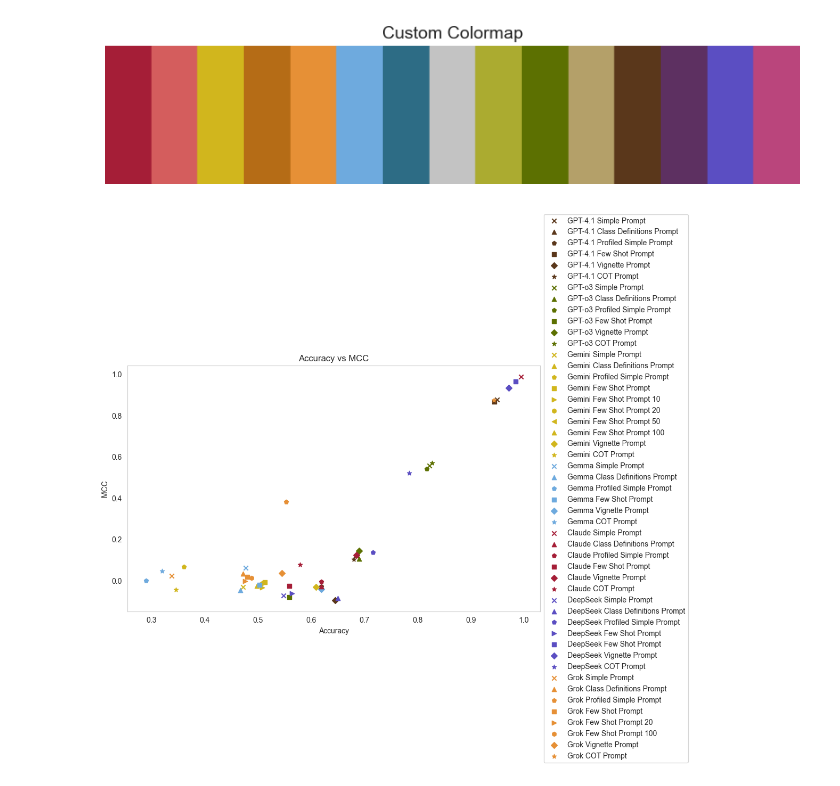
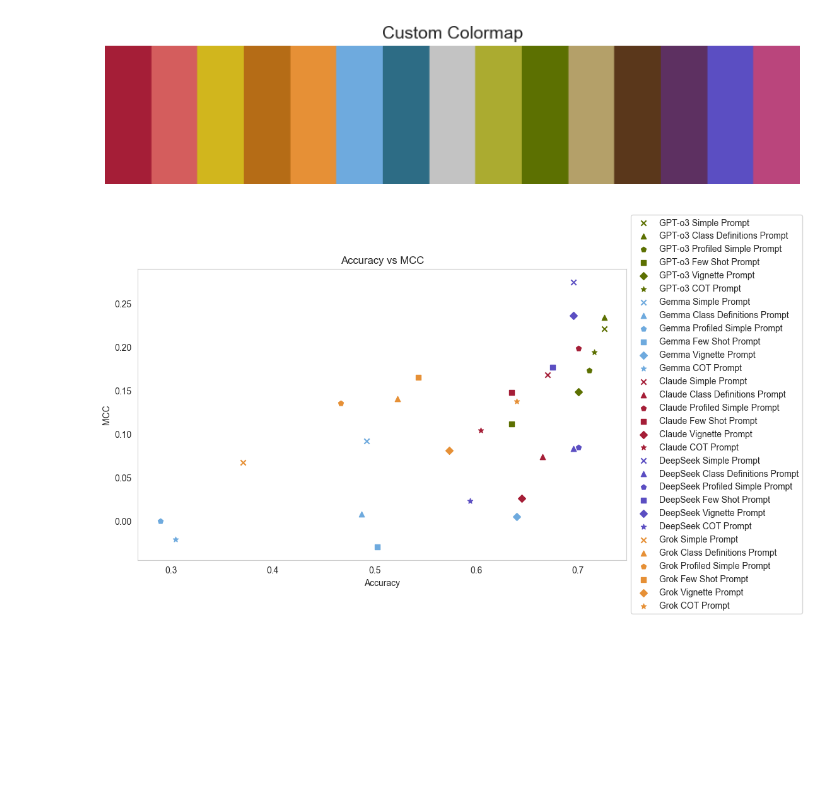
Before and after one commit to kimmizi/master_thesis, a Jupyter notebook: exp/00_Data_Manipulation.ipynb, the cells around one changed output. Cells and saved outputs as stored; diff of their text form; code cells hidden in the pictures; blank space fills up the shorter version.

Commit message:
Excl data train test, concatenate

```diff
--- a/exp/00_Data_Manipulation.ipynb
+++ b/exp/00_Data_Manipulation.ipynb
@@ -71,6 +13,6 @@ ImportError: numpy.core.umath failed to import
 # %%
 data = pd.read_csv("../dat/dips/DIPS_Data.csv", sep = ",", low_memory = False)
-data_change = pd.read_csv("../dat/dips/DIPS_Data_cleaned_change.csv", sep = ",", low_memory = False)
+data_change = pd.read_csv("../dat/dips/DIPS_Data_cleaned_change_idx.csv", sep = ",", low_memory = False)
 data_change_excl = pd.read_csv("../dat/dips/DIPS_Data_cleaned_change_excl.csv", sep = ",", low_memory = False)
 with open("../dat/dips/indices_k1_not_space.txt", "r") as f:
     excl_indices = [int(line.strip()) for line in f.readlines()]
@@ -877,0 +307,4 @@ metrics_Grok_cot_prompt = calculate_metrics(y_test, data_Grok_cot_prompt)
+# %%
+data_change["idx"] = range(len(data_change))
+data_change.set_index("idx", inplace = True)
+data_change
@@ -878,3 +438,17 @@ metrics_Grok_cot_prompt = calculate_metrics(y_test, data_Grok_cot_prompt)
+# %%
+data_DeepSeek_simple_prompt, metrics_DeepSeek_simple_prompt = whole_df(X_train_DeepSeek_simple_prompt, y_pred_DeepSeek_simple_prompt)
+data_DeepSeek_class_def_prompt, metrics_DeepSeek_class_def_prompt = whole_df(X_train_DeepSeek_class_def_prompt, y_pred_DeepSeek_class_def_prompt)
+data_DeepSeek_profiled_simple_prompt, metrics_DeepSeek_profiled_simple_prompt = whole_df(X_train_DeepSeek_profiled_simple_prompt, y_pred_DeepSeek_profiled_simple_prompt)
+data_DeepSeek_few_shot_prompt, metrics_DeepSeek_few_shot_prompt = whole_df(X_train_DeepSeek_few_shot_prompt, y_pred_DeepSeek_few_shot_prompt)
+data_DeepSeek_vignette_prompt, metrics_DeepSeek_vignette_prompt = whole_df(X_train_DeepSeek_vignette_prompt, y_pred_DeepSeek_vignette_prompt)
+data_DeepSeek_cot_prompt, metrics_DeepSeek_cot_prompt = whole_df(X_train_DeepSeek_cot_prompt, y_pred_DeepSeek_cot_prompt)
+# %%
+data_Grok_simple_prompt, metrics_Grok_simple_prompt = whole_df(X_train_Grok_simple_prompt, y_pred_Grok_simple_prompt)
+data_Grok_class_def_prompt, metrics_Grok_class_def_prompt = whole_df(X_train_Grok_class_def_prompt, y_pred_Grok_class_def_prompt)
+data_Grok_profiled_simple_prompt, metrics_Grok_profiled_simple_prompt = whole_df(X_train_Grok_profiled_simple_prompt, y_pred_Grok_profiled_simple_prompt)
+data_Grok_few_shot_prompt, metrics_Grok_few_shot_prompt = whole_df(X_train_Grok_few_shot_prompt, y_pred_Grok_few_shot_prompt)
+data_Grok_vignette_prompt, metrics_Grok_vignette_prompt = whole_df(X_train_Grok_vignette_prompt, y_pred_Grok_vignette_prompt)
+data_Grok_cot_prompt, metrics_Grok_cot_prompt = whole_df(X_train_Grok_cot_prompt, y_pred_Grok_cot_prompt)
 # %% [markdown]
 ## Visualizations
 # %%
@@ -913,30 +487,16 @@ plt.show()
 # plot all simple prompts for LLMs: MCC vs Accuracy
 plt.figure(figsize = (10, 6))
 
-plt.scatter(metrics_GPT_4_simple_prompt["accuracy"], metrics_GPT_4_simple_prompt["mcc"], label = "GPT-4.1 Simple Prompt", color = hex_colors[11], marker = "x")
-plt.scatter(metrics_GPT_4_class_def_prompt["accuracy"], metrics_GPT_4_class_def_prompt["mcc"], label = "GPT-4.1 Class Definitions Prompt", color = hex_colors[11], marker = "^")
-plt.scatter(metrics_GPT_4_profiled_simple_prompt["accuracy"], metrics_GPT_4_profiled_simple_prompt["mcc"], label = "GPT-4.1 Profiled Simple Prompt", color = hex_colors[11], marker = "p")
-plt.scatter(metrics_GPT_4_few_shot_prompt["accuracy"], metrics_GPT_4_few_shot_prompt["mcc"], label = "GPT-4.1 Few Shot Prompt", color = hex_colors[11], marker = "s")
-plt.scatter(metrics_GPT_4_vignette_prompt["accuracy"], metrics_GPT_4_vignette_prompt["mcc"], label = "GPT-4.1 Vignette Prompt", color = hex_colors[11], marker = "D")
-plt.scatter(metrics_GPT_4_cot_prompt["accuracy"], metrics_GPT_4_cot_prompt["mcc"], label = "GPT-4.1 COT Prompt", color = hex_colors[11], marker = "*")
+# plt.scatter(metrics_lr_excl["accuracy"], metrics_lr_excl["mcc"], label = "Logistic Regression", color = hex_colors[7], marker = "o")
+# plt.scatter(metrics_knn_excl["accuracy"], metrics_knn_excl["mcc"], label = "KNN", color = hex_colors[0], marker = "o")
+# plt.scatter(metrics_nb_excl["accuracy"], metrics_nb_excl["mcc"], label = "Naive Bayes", color = hex_colors[9], marker = "o")
 
 plt.scatter(metrics_GPT_o3_simple_prompt["accuracy"], metrics_GPT_o3_simple_prompt["mcc"], label = "GPT-o3 Simple Prompt", color = hex_colors[9], marker = "x")
-plt.scatter(metrics_GPT_o3_class_def_prompt["accuracy"], metrics_GPT_o3_class_def_prompt["mcc"], label = "GPT-o3 Class Definitions Prompt", color = hex_colors[9], marker = "^")
+plt.scatter(metrics_GPT_o3_class_definitions_prompt["accuracy"], metrics_GPT_o3_class_definitions_prompt["mcc"], label = "GPT-o3 Class Definitions Prompt", color = hex_colors[9], marker = "^")
 plt.scatter(metrics_GPT_o3_profiled_simple_prompt["accuracy"], metrics_GPT_o3_profiled_simple_prompt["mcc"], label = "GPT-o3 Profiled Simple Prompt", color = hex_colors[9], marker = "p")
 plt.scatter(metrics_GPT_o3_few_shot_prompt["accuracy"], metrics_GPT_o3_few_shot_prompt["mcc"], label = "GPT-o3 Few Shot Prompt", color = hex_colors[9], marker = "s")
 plt.scatter(metrics_GPT_o3_vignette_prompt["accuracy"], metrics_GPT_o3_vignette_prompt["mcc"], label = "GPT-o3 Vignette Prompt", color = hex_colors[9], marker = "D")
 plt.scatter(metrics_GPT_o3_cot_prompt["accuracy"], metrics_GPT_o3_cot_prompt["mcc"], label = "GPT-o3 COT Prompt", color = hex_colors[9], marker = "*")
-
-plt.scatter(metrics_Gemini_simple_prompt["accuracy"], metrics_Gemini_simple_prompt["mcc"], label = "Gemini Simple Prompt", color = hex_colors[2], marker = "x")
-plt.scatter(metrics_Gemini_class_def_prompt["accuracy"], metrics_Gemini_class_def_prompt["mcc"], label = "Gemini Class Definitions Prompt", color = hex_colors[2], marker = "^")
-plt.scatter(metrics_Gemini_profiled_simple_prompt["accuracy"], metrics_Gemini_profiled_simple_prompt["mcc"], label = "Gemini Profiled Simple Prompt", color = hex_colors[2], marker = "p")
-plt.scatter(metrics_Gemini_few_shot_prompt["accuracy"], metrics_Gemini_few_shot_prompt["mcc"], label = "Gemini Few Shot Prompt", color = hex_colors[2], marker = "s")
-plt.scatter(metrics_Gemini_few_shot_prompt_10["accuracy"], metrics_Gemini_few_shot_prompt_10["mcc"], label = "Gemini Few Shot Prompt 10", color = hex_colors[2], marker = ">")
-plt.scatter(metrics_Gemini_few_shot_prompt_20["accuracy"], metrics_Gemini_few_shot_prompt_20["mcc"], label = "Gemini Few Shot Prompt 20", color = hex_colors[2], marker = "h")
-plt.scatter(metrics_Gemini_few_shot_prompt_50["accuracy"], metrics_Gemini_few_shot_prompt_50["mcc"], label = "Gemini Few Shot Prompt 50", color = hex_colors[2], marker = "<")
-plt.scatter(metrics_Gemini_few_shot_prompt_100["accuracy"], metrics_Gemini_few_shot_prompt_100["mcc"], label = "Gemini Few Shot Prompt 100", color = hex_colors[2], marker = "^")
-plt.scatter(metrics_Gemini_vignette_prompt["accuracy"], metrics_Gemini_vignette_prompt["mcc"], label = "Gemini Vignette Prompt", color = hex_colors[2], marker = "D")
-plt.scatter(metrics_Gemini_cot_prompt["accuracy"], metrics_Gemini_cot_prompt["mcc"], label = "Gemini COT Prompt", color = hex_colors[2], marker = "*")
 
 plt.scatter(metrics_Gemma_simple_prompt["accuracy"], metrics_Gemma_simple_prompt["mcc"], label = "Gemma Simple Prompt", color = hex_colors[5], marker = "x")
 plt.scatter(metrics_Gemma_class_def_prompt["accuracy"], metrics_Gemma_class_def_prompt["mcc"], label = "Gemma Class Definitions Prompt", color = hex_colors[5], marker = "^")
@@ -955,39 +515,36 @@ plt.scatter(metrics_Claude_4_cot_prompt["accuracy"], metrics_Claude_4_cot_prompt
 plt.scatter(metrics_DeepSeek_simple_prompt["accuracy"], metrics_DeepSeek_simple_prompt["mcc"], label = "DeepSeek Simple Prompt", color = hex_colors[13], marker = "x")
 plt.scatter(metrics_DeepSeek_class_def_prompt["accuracy"], metrics_DeepSeek_class_def_prompt["mcc"], label = "DeepSeek Class Definitions Prompt", color = hex_colors[13], marker = "^")
 plt.scatter(metrics_DeepSeek_profiled_simple_prompt["accuracy"], metrics_DeepSeek_profiled_simple_prompt["mcc"], label = "DeepSeek Profiled Simple Prompt", color = hex_colors[13], marker = "p")
-plt.scatter(metrics_DeepSeek_few_shot_prompt_20["accuracy"], metrics_DeepSeek_few_shot_prompt_20["mcc"], label = "DeepSeek Few Shot Prompt", color = hex_colors[13], marker = ">")
 plt.scatter(metrics_DeepSeek_few_shot_prompt["accuracy"], metrics_DeepSeek_few_shot_prompt["mcc"], label = "DeepSeek Few Shot Prompt", color = hex_colors[13], marker = "s")
 plt.scatter(metrics_DeepSeek_vignette_prompt["accuracy"], metrics_DeepSeek_vignette_prompt["mcc"], label = "DeepSeek Vignette Prompt", color = hex_colors[13], marker = "D")
 plt.scatter(metrics_DeepSeek_cot_prompt["accuracy"], metrics_DeepSeek_cot_prompt["mcc"], label = "DeepSeek COT Prompt", color = hex_colors[13], marker = "*")
 
 plt.scatter(metrics_Grok_simple_prompt["accuracy"], metrics_Grok_simple_prompt["mcc"], label = "Grok Simple Prompt", color = hex_colors[4], marker = "x")
 plt.scatter(metrics_Grok_class_def_prompt["accuracy"], metrics_Grok_class_def_prompt["mcc"], label = "Grok Class Definitions Prompt", color = hex_colors[4], marker = "^")
 plt.scatter(metrics_Grok_profiled_simple_prompt["accuracy"], metrics_Grok_profiled_simple_prompt["mcc"], label = "Grok Profiled Simple Prompt", color = hex_colors[4], marker = "p")
 plt.scatter(metrics_Grok_few_shot_prompt["accuracy"], metrics_Grok_few_shot_prompt["mcc"], label = "Grok Few Shot Prompt", color = hex_colors[4], marker = "s")
-plt.scatter(metrics_Grok_few_shot_prompt_20["accuracy"], metrics_Grok_few_shot_prompt_20["mcc"], label = "Grok Few Shot Prompt 20", color = hex_colors[4], marker = ">")
-plt.scatter(metrics_Grok_few_shot_prompt_100["accuracy"], metrics_Grok_few_shot_prompt_100["mcc"], label = "Grok Few Shot Prompt 100", color = hex_colors[4], marker = "h")
 plt.scatter(metrics_Grok_vignette_prompt["accuracy"], metrics_Grok_vignette_prompt["mcc"], label = "Grok Vignette Prompt", color = hex_colors[4], marker = "D")
 plt.scatter(metrics_Grok_cot_prompt["accuracy"], metrics_Grok_cot_prompt["mcc"], label = "Grok COT Prompt", color = hex_colors[4], marker = "*")
 
 
 # plt.xlim(0.3, 0.7)
 # plt.ylim(-0.05, 0.25)
 
 # plt.xlim(0, 1.02)
 # plt.ylim(-1.02, 1.02)
 
 plt.xlabel("Accuracy")
 plt.ylabel("MCC")
 plt.title("Accuracy vs MCC")
 plt.legend(loc = 'center left', bbox_to_anchor = (1, 0.5))
 plt.grid()
 
 # # save as png
 # plt.savefig("../doc/figs/01_LLM_ML_performance/accuracy_mcc_LLMs.png", dpi = 300, bbox_inches = "tight")
 # plt.savefig("../doc/figs/01_LLM_ML_performance/accuracy_mcc_all_models.png", dpi = 300, bbox_inches = "tight")
 # plt.savefig("../doc/figs/01_LLM_ML_performance/accuracy_mcc_LLMs_ML_0_1.png", dpi = 300, bbox_inches = "tight")
 # %% [output]
-[figure, old version]
+[figure, new version]
 # %%
 # plot sensitivity vs specificity for all simple prompts
 plt.figure(figsize = (10, 6))
```
Also changed, not shown: parts of 84 cells of this notebook, 2 other files.
